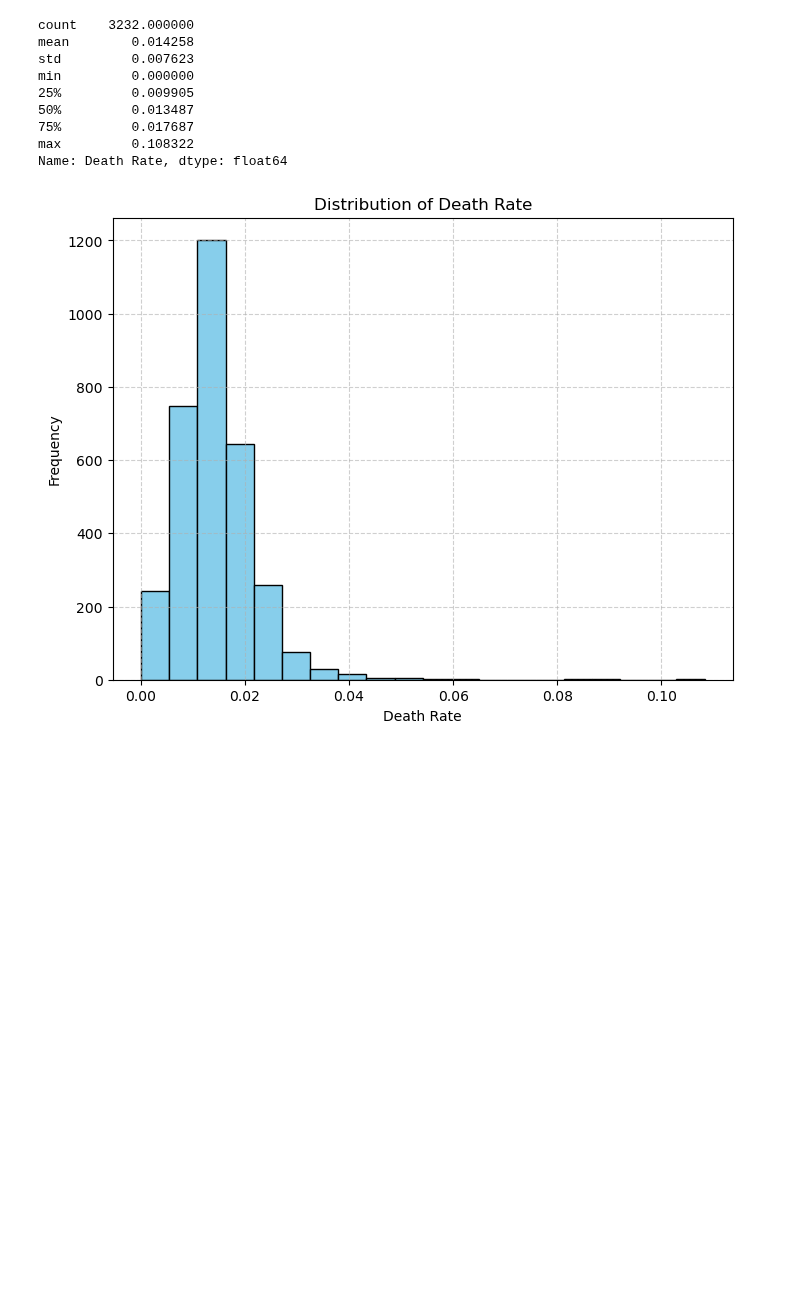
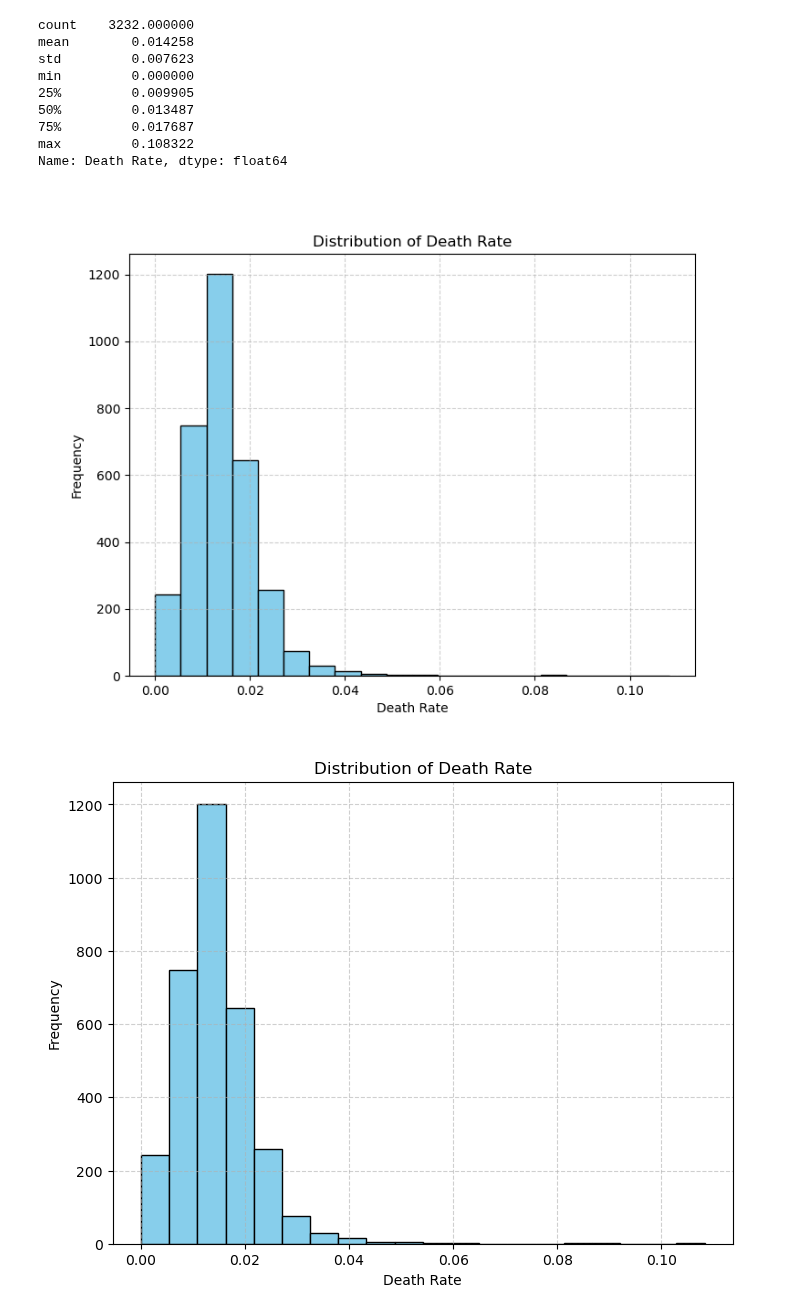
Before and after one commit to AppleBoiy/cs203-c19-analysis, a Jupyter notebook: code/preview.ipynb, the cells around one changed output. Drawn from its saved outputs; the diff is of its cells as text; code cells hidden in the pictures; blank space fills up the shorter version.

```diff
--- a/code/preview.ipynb
+++ b/code/preview.ipynb
@@ -36,12 +35,15 @@ Name: Death Rate, dtype: float64
 # %%
 plotter.histogram_plot(
     df['Death Rate'],
     'Death Rate',
     bins=20,
-    path='../images/death_rate_hist.png'
+    path='../images/death_rate_hist.png',
 )
+
+Image('../images/death_rate_hist.png')
 # %% [output]
-[figure, old version]
+[figure, new version]
+[figure, added]
 # %%
 plotter.box_plot(
     df['Death Rate'],
```
Also changed, not shown: parts of 3 cells of this notebook, 6 other files.
